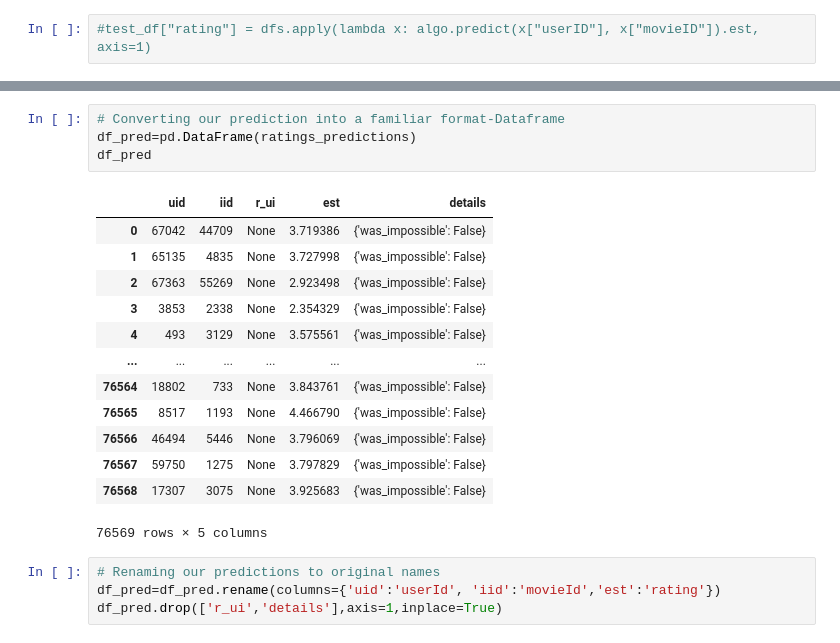
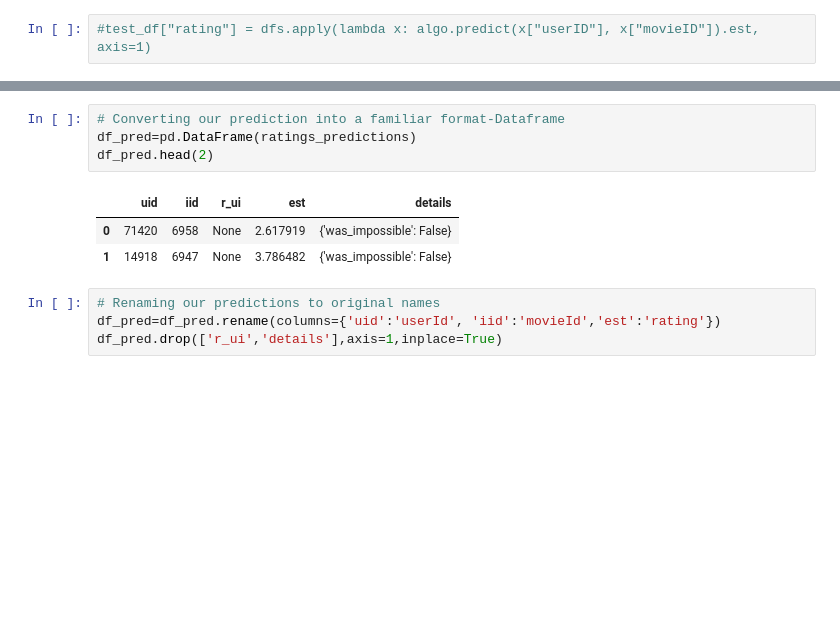
Before and after one commit to OvinduWijethunge/model_based_recommendation_system, a Jupyter notebook: pre-processing.ipynb, the cells around one changed output, grey strips where cells are left out. Drawn from its saved outputs; the diff is of its cells as text; blank space fills up the shorter version.

```diff
--- a/pre-processing.ipynb
+++ b/pre-processing.ipynb
@@ -807,21 +788,11 @@ ratings_predictions
 # %%
 # Converting our prediction into a familiar format-Dataframe
 df_pred=pd.DataFrame(ratings_predictions)
-df_pred
+df_pred.head(2)
 # %% [output]
 |  | uid | iid | r_ui | est | details |
-| 0 | 67042 | 44709 | None | 3.719386 | {'was_impossible': False} |
-| 1 | 65135 | 4835 | None | 3.727998 | {'was_impossible': False} |
-| 2 | 67363 | 55269 | None | 2.923498 | {'was_impossible': False} |
-| 3 | 3853 | 2338 | None | 2.354329 | {'was_impossible': False} |
-| 4 | 493 | 3129 | None | 3.575561 | {'was_impossible': False} |
-| ... | ... | ... | ... | ... | ... |
-| 76564 | 18802 | 733 | None | 3.843761 | {'was_impossible': False} |
-| 76565 | 8517 | 1193 | None | 4.466790 | {'was_impossible': False} |
-| 76566 | 46494 | 5446 | None | 3.796069 | {'was_impossible': False} |
-| 76567 | 59750 | 1275 | None | 3.797829 | {'was_impossible': False} |
-| 76568 | 17307 | 3075 | None | 3.925683 | {'was_impossible': False} |
+| 0 | 71420 | 6958 | None | 2.617919 | {'was_impossible': False} |
+| 1 | 14918 | 6947 | None | 3.786482 | {'was_impossible': False} |
-76569 rows × 5 columns
 # %%
 # Renaming our predictions to original names
 df_pred=df_pred.rename(columns={'uid':'userId', 'iid':'movieId','est':'rating'})
```
Also changed, not shown: parts of 24 cells of this notebook, 4 other files.
